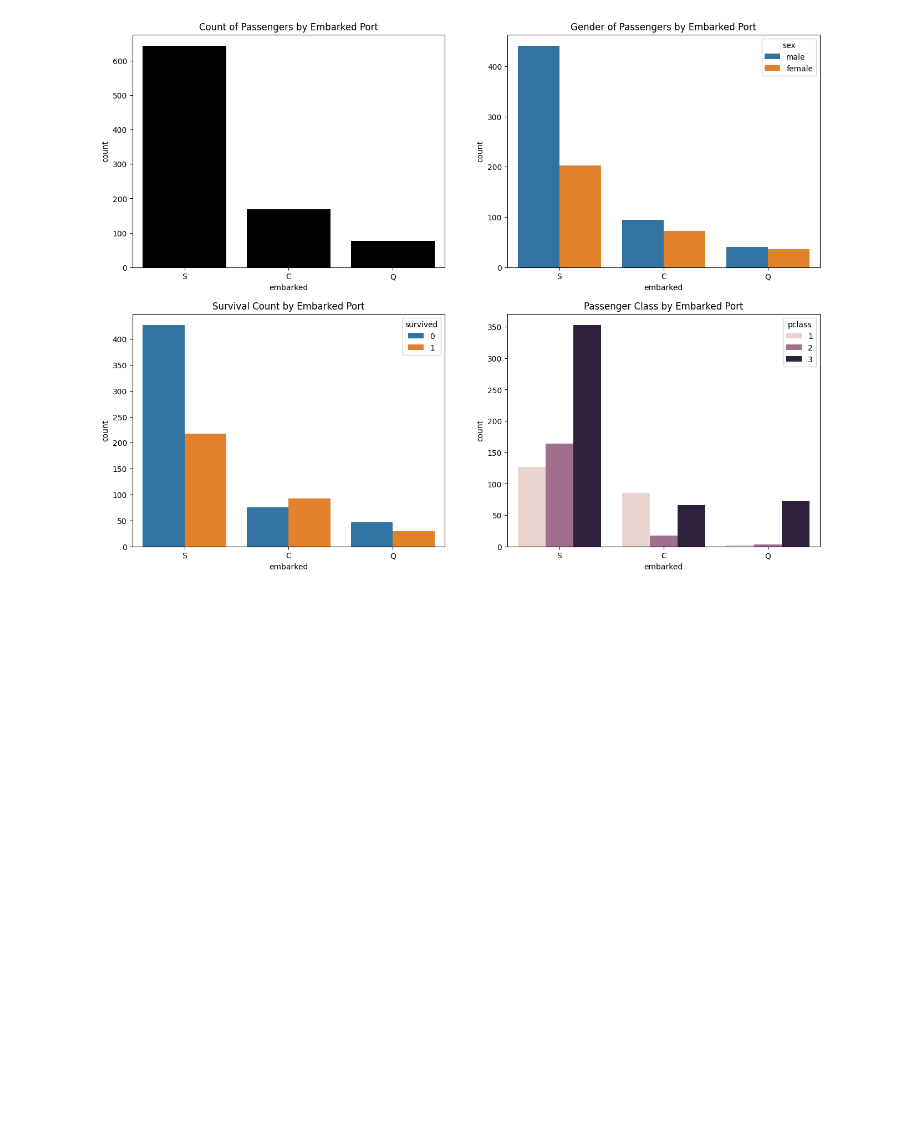
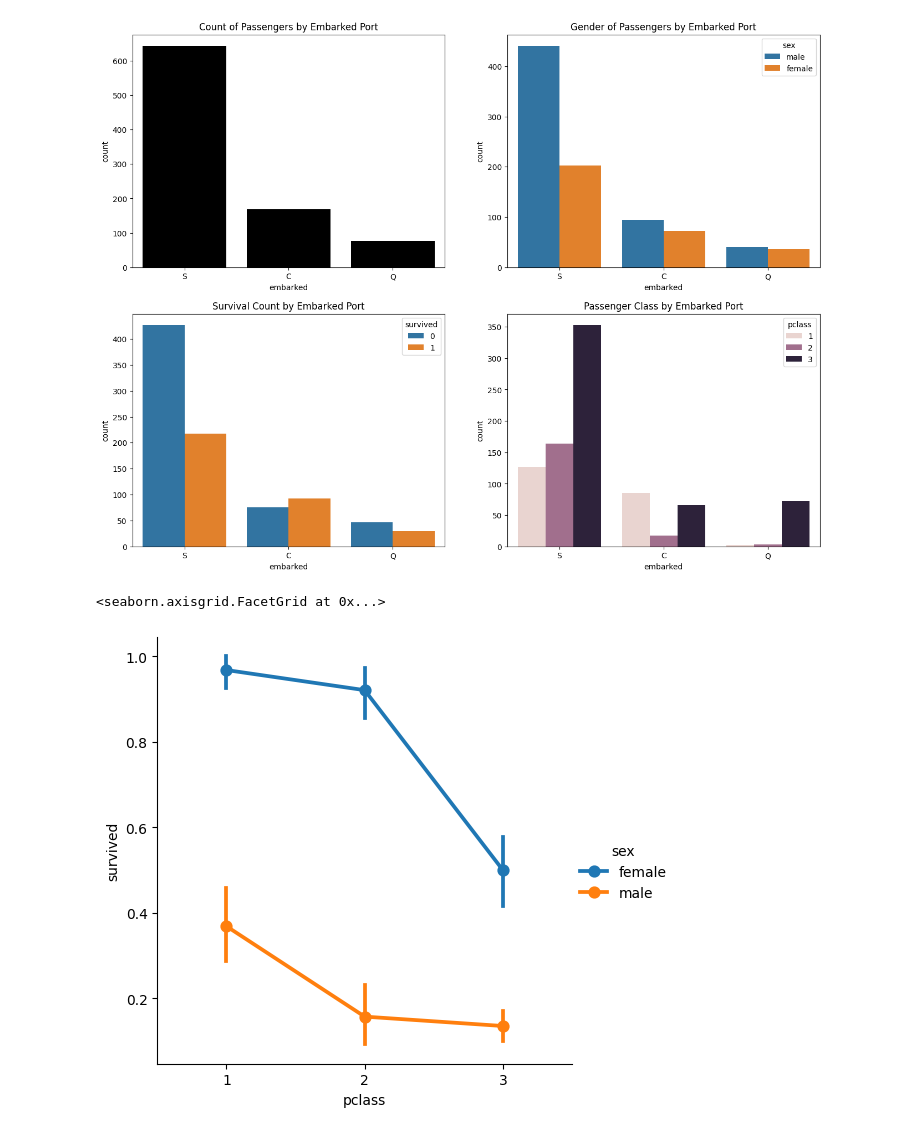
Before and after one commit to Salmanfarsi2561/PYTHON_ML, a Jupyter notebook: EDA/datasets/Analysis/Titanic.ipynb, the cells around one changed output. Cells and saved outputs as stored; diff of their text form; code cells hidden in the pictures; blank space fills up the shorter version.

```diff
--- a/EDA/datasets/Analysis/Titanic.ipynb
+++ b/EDA/datasets/Analysis/Titanic.ipynb
@@ -269,3 +269,8 @@ ax[1,1].set_title('Passenger Class by Embarked Port')
 plt.show()
 # %% [output]
 [figure]
+# %%
+sns.catplot(x='pclass', y='survived',hue='sex', data=data, kind='point')
+# %% [output]
+<seaborn.axisgrid.FacetGrid at 0x...>
+[figure, added]
```
